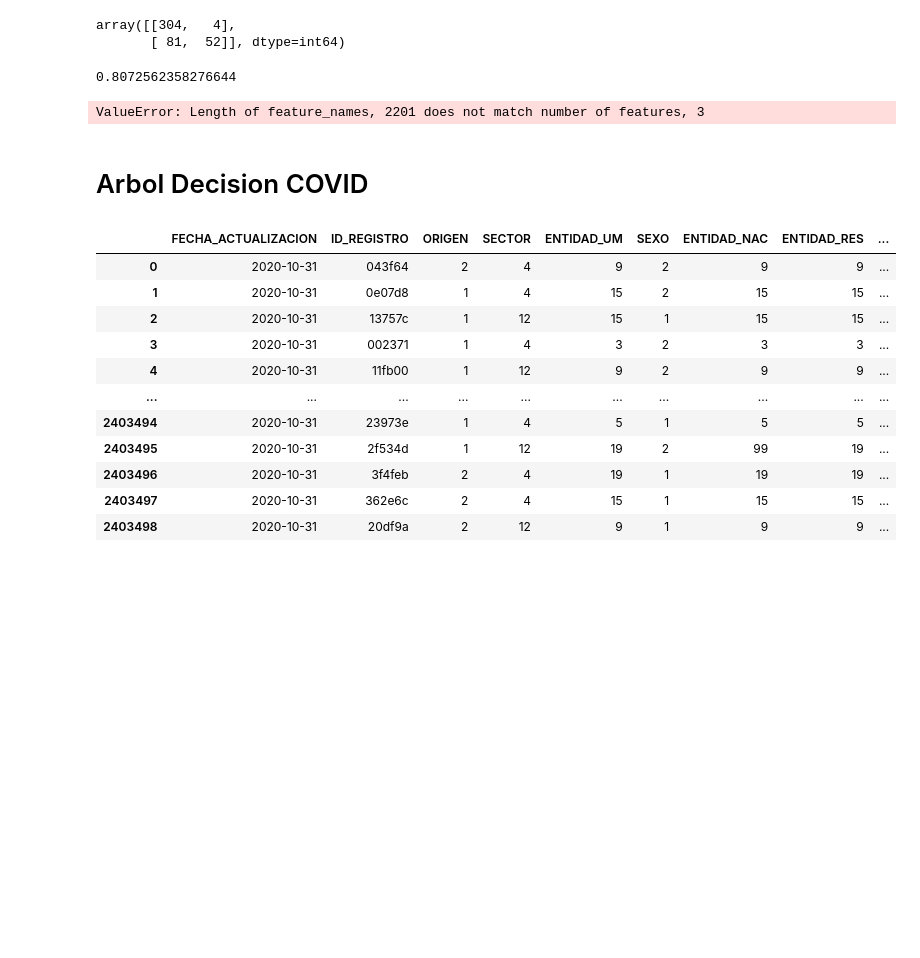
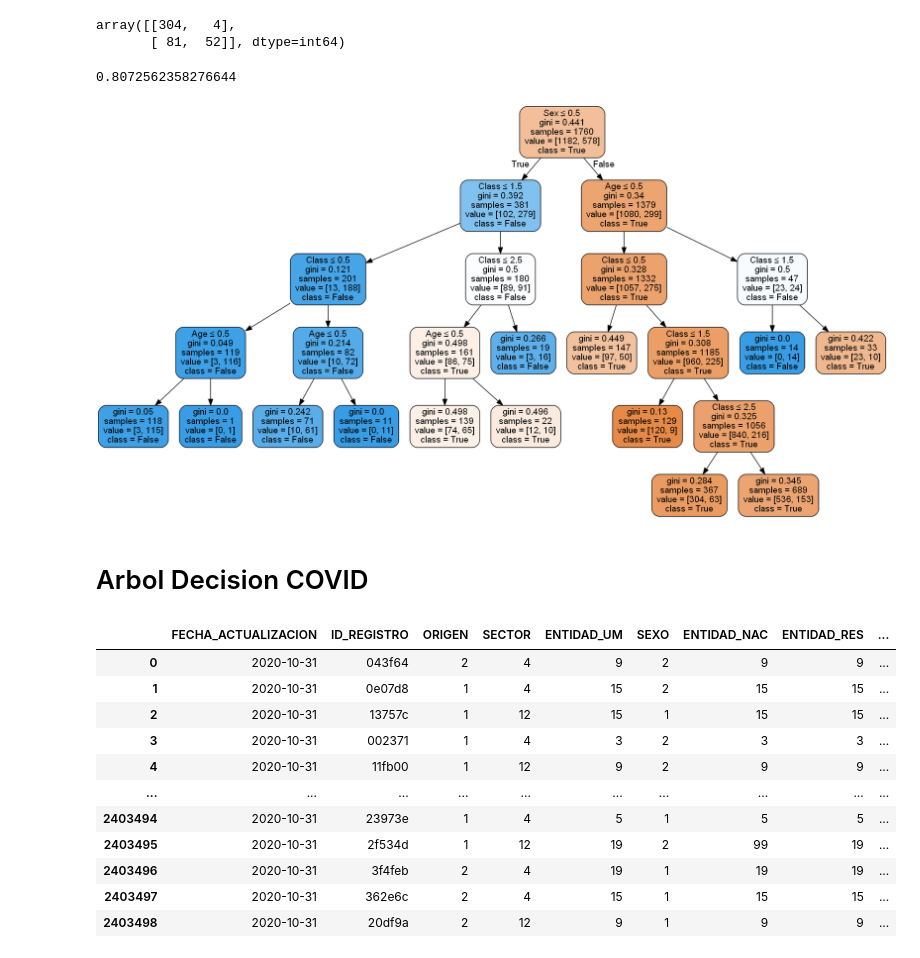
Before and after one commit to stanlybolanos/URLAD-2C2021, a Jupyter notebook: 11/Code/ArbolDecision.ipynb, the cells around one changed output. Drawn from its saved outputs; the diff is of its cells as text; code cells hidden in the pictures; blank space fills up the shorter version.

```diff
--- a/11/Code/ArbolDecision.ipynb
+++ b/11/Code/ArbolDecision.ipynb
@@ -48,9 +48,9 @@ TitanicDataframe.head(100)
 100 rows × 4 columns
 # %%
 #Almacenar las variables X y Y por separado
-X = TitanicDataframe.iloc[:, 0:3].values
-y = TitanicDataframe.iloc[:, -1].values
-X
+X_Titanic = TitanicDataframe.iloc[:, 0:3].values
+y_Titanic = TitanicDataframe.iloc[:, -1].values
+X_Titanic
 # %% [output]
 array([['3rd', 'Male', 'Child'],
        ['3rd', 'Male', 'Child'],
@@ -63,10 +63,10 @@ array([['3rd', 'Male', 'Child'],
 #Con Enconder podremos codificar atributos no numericos segun una escala
 
 le = LabelEncoder()
-X[:,0] = le.fit_transform(X[:,0])
-X[:,1] = le.fit_transform(X[:,1])
-X[:,2] = le.fit_transform(X[:,2])
-X
+X_Titanic[:,0] = le.fit_transform(X_Titanic[:,0])
+X_Titanic[:,1] = le.fit_transform(X_Titanic[:,1])
+X_Titanic[:,2] = le.fit_transform(X_Titanic[:,2])
+X_Titanic
 # %% [output]
 array([[2, 1, 1],
        [2, 1, 1],
@@ -78,12 +78,12 @@ array([[2, 1, 1],
 # %%
 #Uscamos scikit learn para llamar a la funcion split dividiendo 80/20
 from sklearn.model_selection import train_test_split
-X_train, X_test, y_train, y_test = train_test_split(X, y, test_size = 0.20, random_state = 0)
+X_Titanic_train, X_Titanic_test, y_Titanic_train, y_Titanic_test = train_test_split(X_Titanic, y_Titanic, test_size = 0.20, random_state = 0)
 # %%
 #creamos el modelo de NB
 from sklearn.tree import DecisionTreeClassifier
 TitanicDTclassifier = DecisionTreeClassifier()
-TitanicDTclassifier.fit(X_train, y_train)
+TitanicDTclassifier.fit(X_Titanic_train, y_Titanic_train)
 # %% [output]
 DecisionTreeClassifier()
 # %%
@@ -148,21 +148,20 @@ ac
 # %%
 #grafica de arbol de decision
 from sklearn.tree import export_graphviz
 from six import StringIO
 from IPython.display import Image
 import pydotplus
-#comment="""
-feature_cols = TitanicDataframe.iloc[:, 0:3].values
+
+feature_cols = ['Class','Sex','Age']
 dot_data = StringIO()
 export_graphviz(TitanicDTclassifier, out_file=dot_data,
                 filled=True, rounded=True,
-                special_characters=True,feature_names = feature_cols,class_names=['0','1'])
+                special_characters=True,feature_names = feature_cols,class_names=['True','False'])
 graph = pydotplus.graph_from_dot_data(dot_data.getvalue())
-graph.write_png('diabetes.png')
+graph.write_png('titanic.png')
 Image(graph.create_png())
-#"""
 # %% [output]
-ValueError: Length of feature_names, 2201 does not match number of features, 3
+[figure, added]
 # %% [markdown]
 # Arbol Decision COVID
 # %%
```
Also changed, not shown: parts of 23 cells of this notebook, 1 other file.
